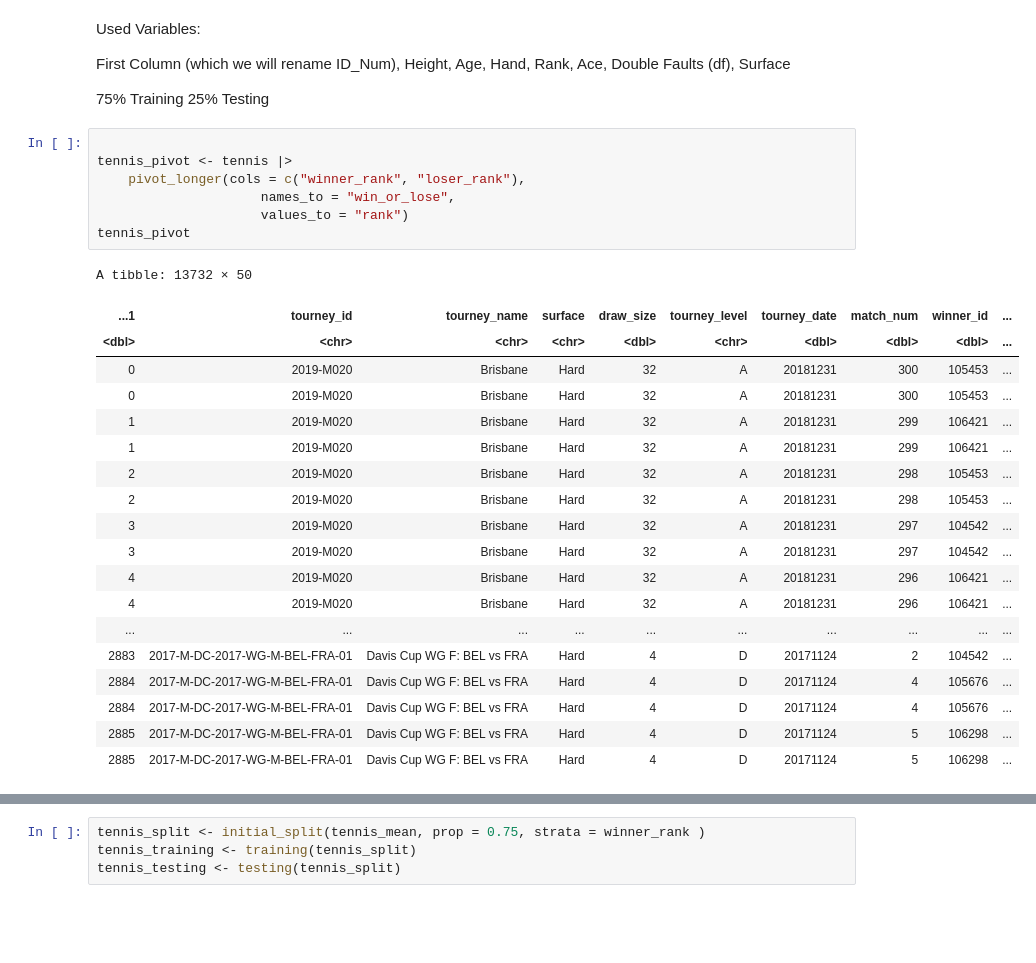
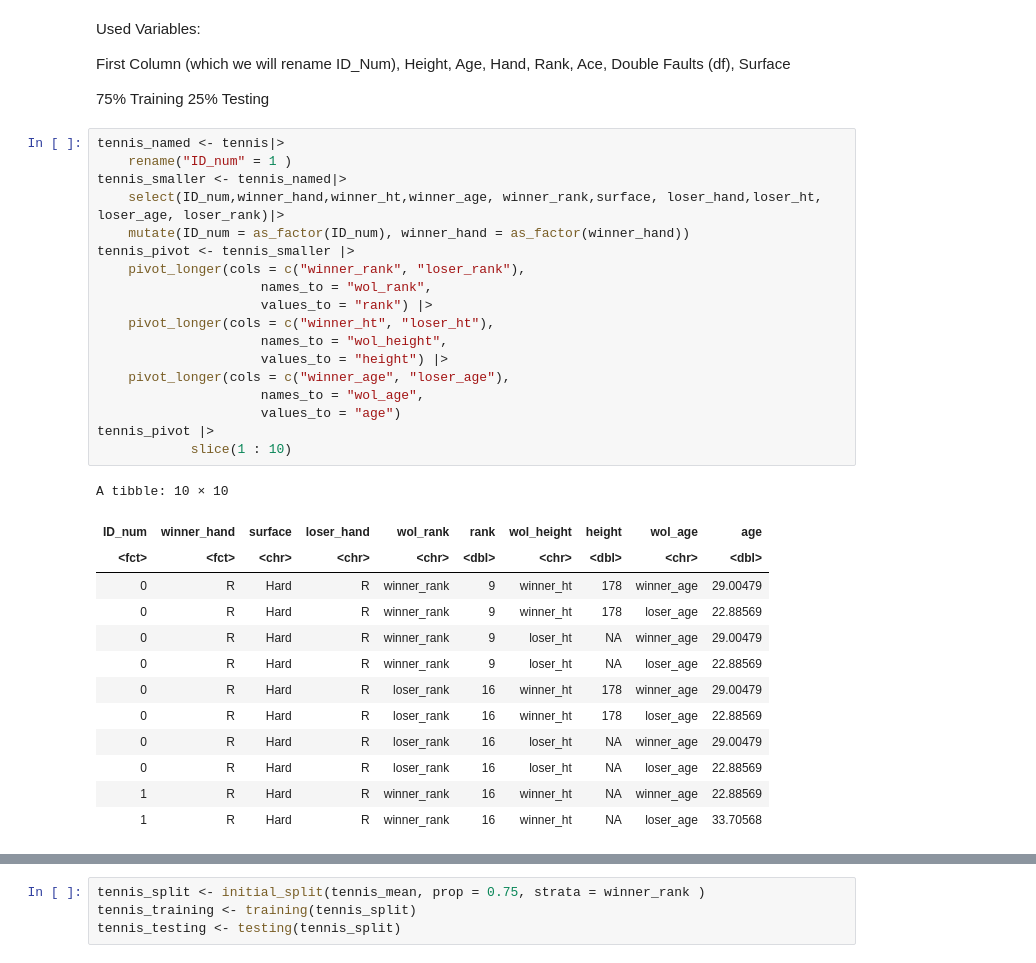
Before and after one commit to KatieSwan/DSCI100_GroupProject, a Jupyter notebook: Project_Proposal.ipynb, the cells around one changed output, grey strips where cells are left out. Cells and saved outputs as stored; diff of their text form; blank space fills up the shorter version.

Commit message:
add pivot longer & workflow

```diff
--- a/Project_Proposal.ipynb
+++ b/Project_Proposal.ipynb
@@ -51,31 +51,36 @@ Surface
 
 75% Training 25% Testing
 # %%
-
-tennis_pivot <- tennis |>
+tennis_named <- tennis|>
+    rename("ID_num" = 1 )
+tennis_smaller <- tennis_named|>
+    select(ID_num,winner_hand,winner_ht,winner_age, winner_rank,surface, loser_hand,loser_ht, loser_age, loser_rank)|>
+    mutate(ID_num = as_factor(ID_num), winner_hand = as_factor(winner_hand))
+tennis_pivot <- tennis_smaller |>
     pivot_longer(cols = c("winner_rank", "loser_rank"),
-                     names_to = "win_or_lose",
-                     values_to = "rank")
-tennis_pivot
+                     names_to = "wol_rank",
+                     values_to = "rank") |>
+    pivot_longer(cols = c("winner_ht", "loser_ht"),
+                     names_to = "wol_height",
+                     values_to = "height") |>
+    pivot_longer(cols = c("winner_age", "loser_age"),
+                     names_to = "wol_age",
+                     values_to = "age")
+tennis_pivot |>
+            slice(1 : 10)
 # %% [output]
-A tibble: 13732 × 50
+A tibble: 10 × 10
-| ...1 | tourney_id | tourney_name | surface | draw_size | tourney_level | tourney_date | match_num | winner_id | ... |
-| <dbl> | <chr> | <chr> | <chr> | <dbl> | <chr> | <dbl> | <dbl> | <dbl> | ... |
-| 0 | 2019-M020 | Brisbane | Hard | 32 | A | 20181231 | 300 | 105453 | ... |
-| 0 | 2019-M020 | Brisbane | Hard | 32 | A | 20181231 | 300 | 105453 | ... |
-| 1 | 2019-M020 | Brisbane | Hard | 32 | A | 20181231 | 299 | 106421 | ... |
-| 1 | 2019-M020 | Brisbane | Hard | 32 | A | 20181231 | 299 | 106421 | ... |
-| 2 | 2019-M020 | Brisbane | Hard | 32 | A | 20181231 | 298 | 105453 | ... |
-| 2 | 2019-M020 | Brisbane | Hard | 32 | A | 20181231 | 298 | 105453 | ... |
-| 3 | 2019-M020 | Brisbane | Hard | 32 | A | 20181231 | 297 | 104542 | ... |
-| 3 | 2019-M020 | Brisbane | Hard | 32 | A | 20181231 | 297 | 104542 | ... |
-| 4 | 2019-M020 | Brisbane | Hard | 32 | A | 20181231 | 296 | 106421 | ... |
-| 4 | 2019-M020 | Brisbane | Hard | 32 | A | 20181231 | 296 | 106421 | ... |
-| ... | ... | ... | ... | ... | ... | ... | ... | ... | ... |
-| 2883 | 2017-M-DC-2017-WG-M-BEL-FRA-01 | Davis Cup WG F: BEL vs FRA | Hard | 4 | D | 20171124 | 2 | 104542 | ... |
-| 2884 | 2017-M-DC-2017-WG-M-BEL-FRA-01 | Davis Cup WG F: BEL vs FRA | Hard | 4 | D | 20171124 | 4 | 105676 | ... |
-| 2884 | 2017-M-DC-2017-WG-M-BEL-FRA-01 | Davis Cup WG F: BEL vs FRA | Hard | 4 | D | 20171124 | 4 | 105676 | ... |
-| 2885 | 2017-M-DC-2017-WG-M-BEL-FRA-01 | Davis Cup WG F: BEL vs FRA | Hard | 4 | D | 20171124 | 5 | 106298 | ... |
-| 2885 | 2017-M-DC-2017-WG-M-BEL-FRA-01 | Davis Cup WG F: BEL vs FRA | Hard | 4 | D | 20171124 | 5 | 106298 | ... |
+| ID_num | winner_hand | surface | loser_hand | wol_rank | rank | wol_height | height | wol_age | age |
+| <fct> | <fct> | <chr> | <chr> | <chr> | <dbl> | <chr> | <dbl> | <chr> | <dbl> |
+| 0 | R | Hard | R | winner_rank | 9 | winner_ht | 178 | winner_age | 29.00479 |
+| 0 | R | Hard | R | winner_rank | 9 | winner_ht | 178 | loser_age | 22.88569 |
+| 0 | R | Hard | R | winner_rank | 9 | loser_ht | NA | winner_age | 29.00479 |
+| 0 | R | Hard | R | winner_rank | 9 | loser_ht | NA | loser_age | 22.88569 |
+| 0 | R | Hard | R | loser_rank | 16 | winner_ht | 178 | winner_age | 29.00479 |
+| 0 | R | Hard | R | loser_rank | 16 | winner_ht | 178 | loser_age | 22.88569 |
+| 0 | R | Hard | R | loser_rank | 16 | loser_ht | NA | winner_age | 29.00479 |
+| 0 | R | Hard | R | loser_rank | 16 | loser_ht | NA | loser_age | 22.88569 |
+| 1 | R | Hard | R | winner_rank | 16 | winner_ht | NA | winner_age | 22.88569 |
+| 1 | R | Hard | R | winner_rank | 16 | winner_ht | NA | loser_age | 33.70568 |
 # %%
 tennis_named <- tennis|>
```
Also changed, not shown: parts of 6 cells of this notebook.
